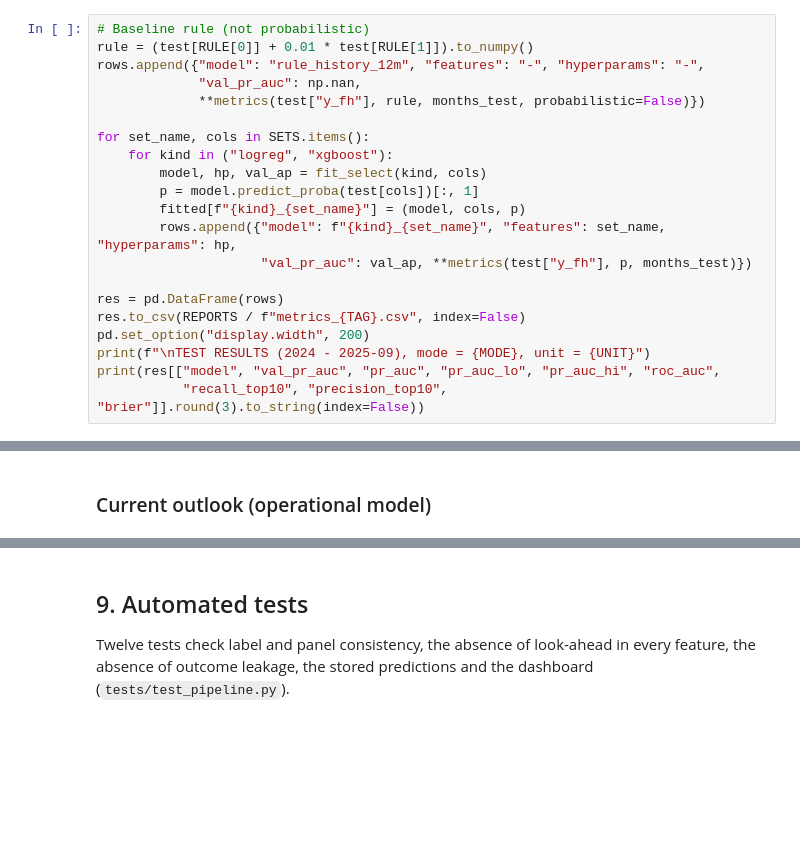
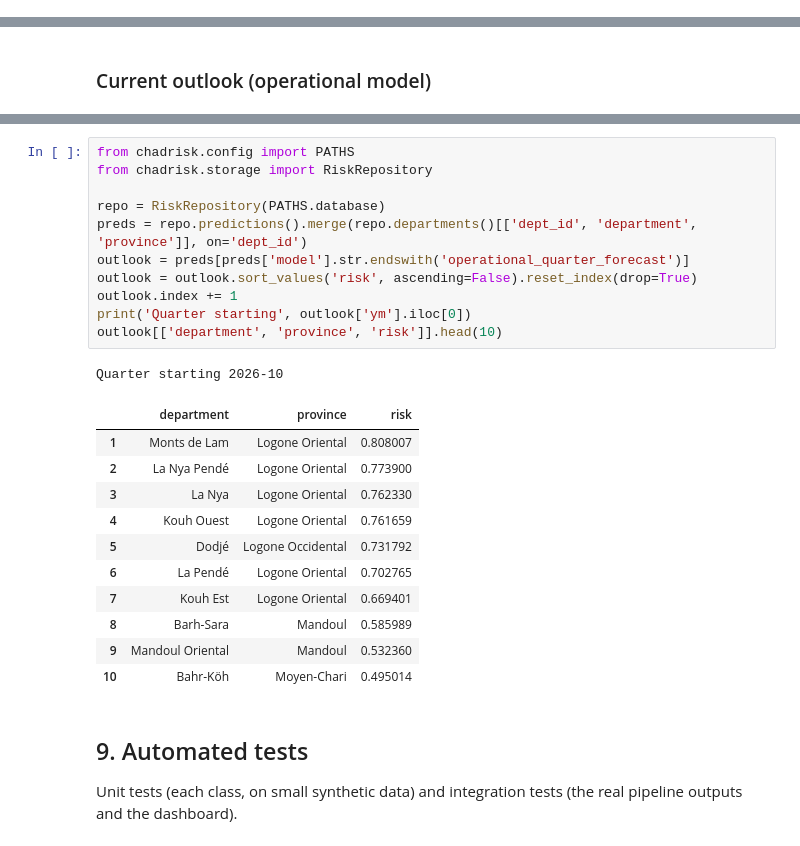
Before and after one commit to Sougnabe/chad-conflict-risk, a Jupyter notebook: notebooks/capstone_pipeline.ipynb, the cells around one changed output, grey strips where cells are left out. Cells and saved outputs as stored; diff of their text form; blank space fills up the shorter version.

```diff
--- a/notebooks/capstone_pipeline.ipynb
+++ b/notebooks/capstone_pipeline.ipynb
@@ -1094,21 +0,0 @@ months_test = test["ym"].to_numpy()
-# %%
-# Baseline rule (not probabilistic)
-rule = (test[RULE[0]] + 0.01 * test[RULE[1]]).to_numpy()
-rows.append({"model": "rule_history_12m", "features": "-", "hyperparams": "-",
-             "val_pr_auc": np.nan,
-             **metrics(test["y_fh"], rule, months_test, probabilistic=False)})
-
-for set_name, cols in SETS.items():
-    for kind in ("logreg", "xgboost"):
-        model, hp, val_ap = fit_select(kind, cols)
-        p = model.predict_proba(test[cols])[:, 1]
-        fitted[f"{kind}_{set_name}"] = (model, cols, p)
-        rows.append({"model": f"{kind}_{set_name}", "features": set_name, "hyperparams": hp,
-                     "val_pr_auc": val_ap, **metrics(test["y_fh"], p, months_test)})
-
-res = pd.DataFrame(rows)
-res.to_csv(REPORTS / f"metrics_{TAG}.csv", index=False)
-pd.set_option("display.width", 200)
-print(f"\nTEST RESULTS (2024 - 2025-09), mode = {MODE}, unit = {UNIT}")
-print(res[["model", "val_pr_auc", "pr_auc", "pr_auc_lo", "pr_auc_hi", "roc_auc",
-           "recall_top10", "precision_top10", "brier"]].round(3).to_string(index=False))
@@ -1403,7 +528,31 @@ Quarter starting 2026-10
-# %% [markdown]
-## 9. Automated tests
-
-Twelve tests check label and panel consistency, the absence of look-ahead in every feature, the absence of outcome leakage, the stored predictions and the dashboard (`tests/test_pipeline.py`).
+# %%
+from chadrisk.config import PATHS
+from chadrisk.storage import RiskRepository
+
+repo = RiskRepository(PATHS.database)
+preds = repo.predictions().merge(repo.departments()[['dept_id', 'department', 'province']], on='dept_id')
+outlook = preds[preds['model'].str.endswith('operational_quarter_forecast')]
+outlook = outlook.sort_values('risk', ascending=False).reset_index(drop=True)
+outlook.index += 1
+print('Quarter starting', outlook['ym'].iloc[0])
+outlook[['department', 'province', 'risk']].head(10)
+# %% [output]
+Quarter starting 2026-10
+|  | department | province | risk |
+| 1 | Monts de Lam | Logone Oriental | 0.808007 |
+| 2 | La Nya Pendé | Logone Oriental | 0.773900 |
+| 3 | La Nya | Logone Oriental | 0.762330 |
+| 4 | Kouh Ouest | Logone Oriental | 0.761659 |
+| 5 | Dodjé | Logone Occidental | 0.731792 |
+| 6 | La Pendé | Logone Oriental | 0.702765 |
+| 7 | Kouh Est | Logone Oriental | 0.669401 |
+| 8 | Barh-Sara | Mandoul | 0.585989 |
+| 9 | Mandoul Oriental | Mandoul | 0.532360 |
+| 10 | Bahr-Köh | Moyen-Chari | 0.495014 |
+# %% [markdown]
+## 9. Automated tests
+
+Unit tests (each class, on small synthetic data) and integration tests (the real pipeline outputs and the dashboard).
 # %%
 r = subprocess.run([sys.executable, '-m', 'pytest', '-q', '--color=no', '-p', 'no:cacheprovider', str(ROOT / 'tests')],
                    capture_output=True, text=True, cwd=ROOT)
```
Also changed, not shown: parts of 106 cells of this notebook, 18 other files.
